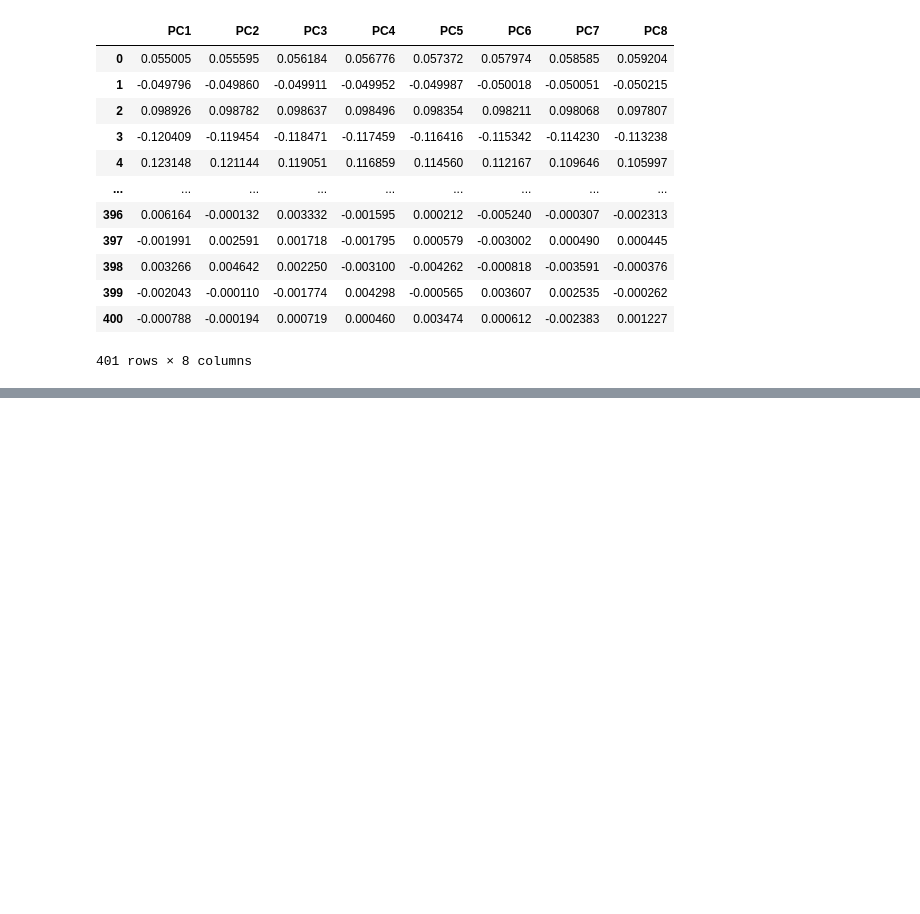
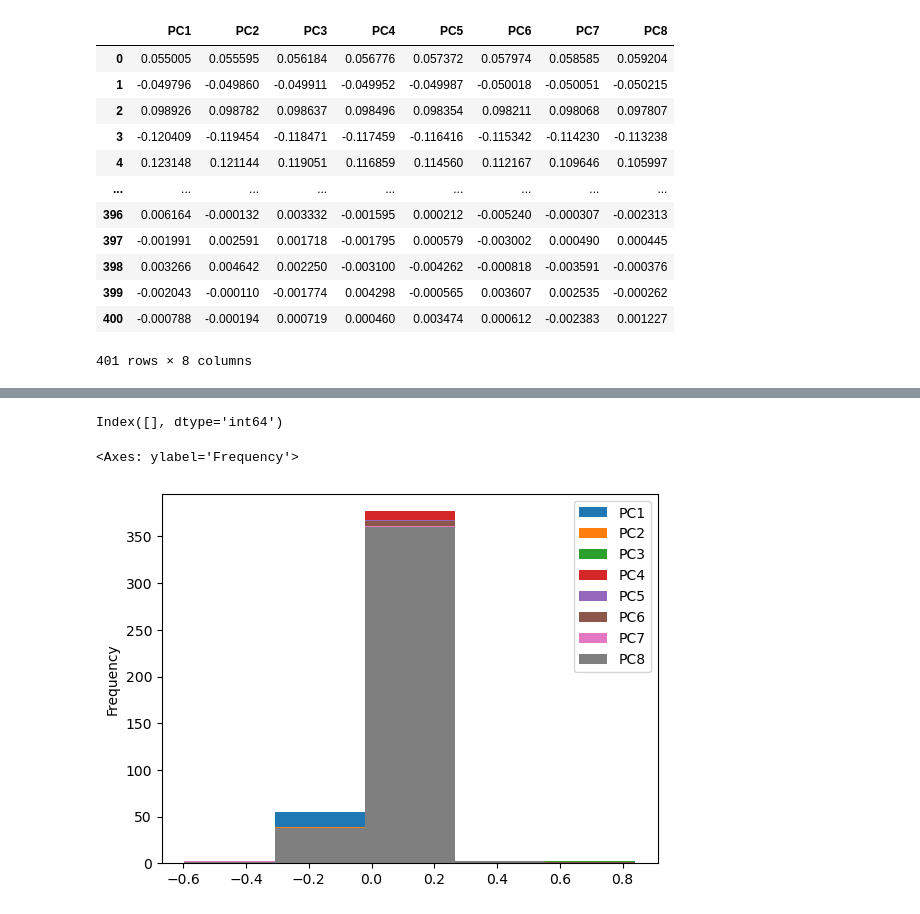
Before and after one commit to aewindle110/PCC_OASIM, a Jupyter notebook: 1_PCA_analysis.ipynb, the cells around one changed output, grey strips where cells are left out. Drawn from its saved outputs; the diff is of its cells as text; code cells hidden in the pictures; blank space fills up the shorter version.

```diff
--- a/1_PCA_analysis.ipynb
+++ b/1_PCA_analysis.ipynb
@@ -217,3 +241,6 @@ loadings_trun
 | 399 | -0.002043 | -0.000110 | -0.001774 | 0.004298 | -0.000565 | 0.003607 | 0.002535 | -0.000262 |
 | 400 | -0.000788 | -0.000194 | 0.000719 | 0.000460 | 0.003474 | 0.000612 | -0.002383 | 0.001227 |
 401 rows × 8 columns
+# %%
+loadings_trun = pd.read_csv('/glusteruser/awindled/loadings_trun.csv', index_col=0)
+loadings_trun.shape
@@ -219,0 +277,9 @@ loadings_trun
+# %%
+loadings_trun[(loadings_trun == 0.0).any(axis=1)].index
+# %% [output]
+Index([], dtype='int64')
+# %%
+loadings_trun.plot.hist(bins=5)
+# %% [output]
+<Axes: ylabel='Frequency'>
+[figure, added]
```
Also changed, not shown: parts of 6 cells of this notebook, 4 other files.
